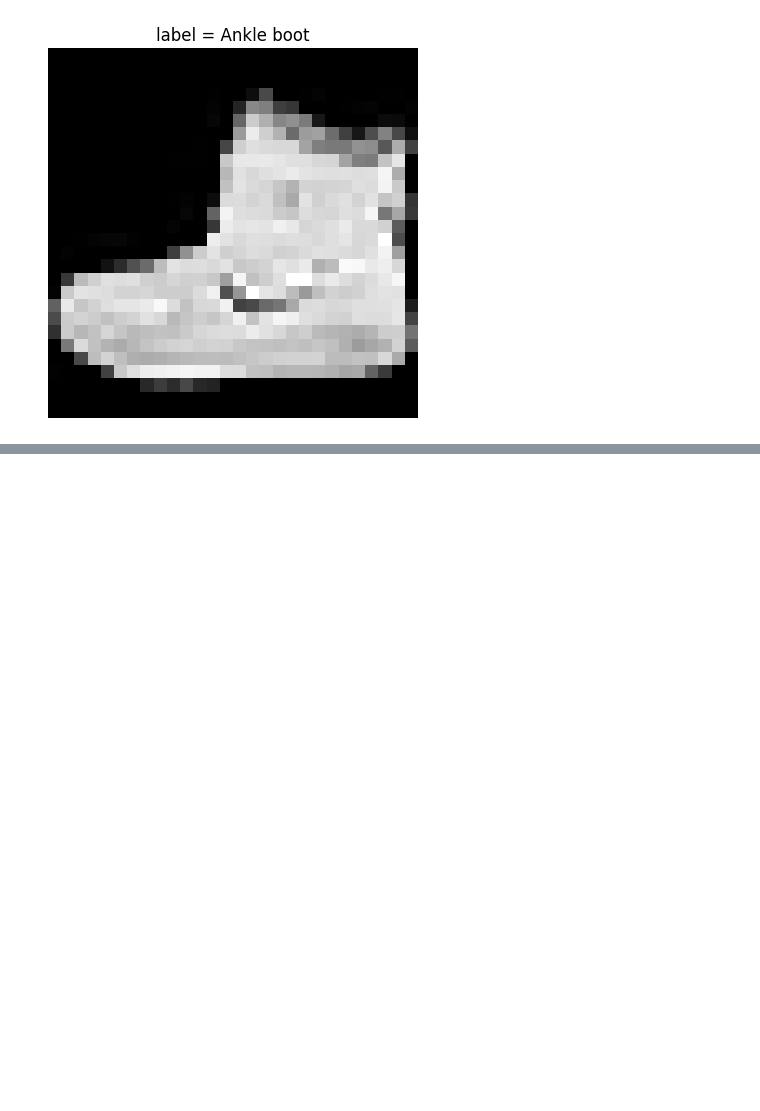
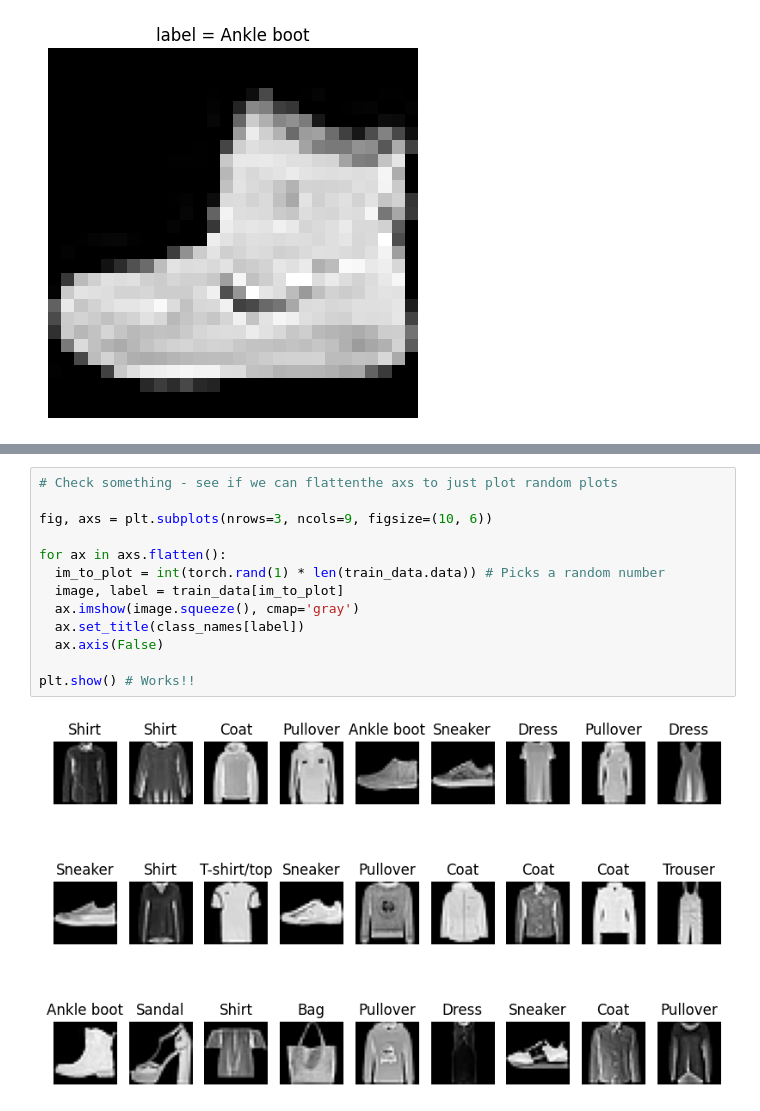
Before and after one commit to Maniacravi/pytorch-deep-learning, a Jupyter notebook: 03_pytorch_computer_vision_mani.ipynb, the cells around one changed output, grey strips where cells are left out. Drawn from its saved outputs; the diff is of its cells as text; blank space fills up the shorter version.

```diff
--- a/03_pytorch_computer_vision_mani.ipynb
+++ b/03_pytorch_computer_vision_mani.ipynb
@@ -185,0 +183,15 @@ plt.show()
+# %%
+# Check something - see if we can flattenthe axs to just plot random plots
+
+fig, axs = plt.subplots(nrows=3, ncols=9, figsize=(10, 6))
+
+for ax in axs.flatten():
+  im_to_plot = int(torch.rand(1) * len(train_data.data)) # Picks a random number
+  image, label = train_data[im_to_plot]
+  ax.imshow(image.squeeze(), cmap='gray')
+  ax.set_title(class_names[label])
+  ax.axis(False)
+
+plt.show() # Works!!
+# %% [output]
+[figure, added]
```
Also changed, not shown: parts of 42 cells of this notebook.
